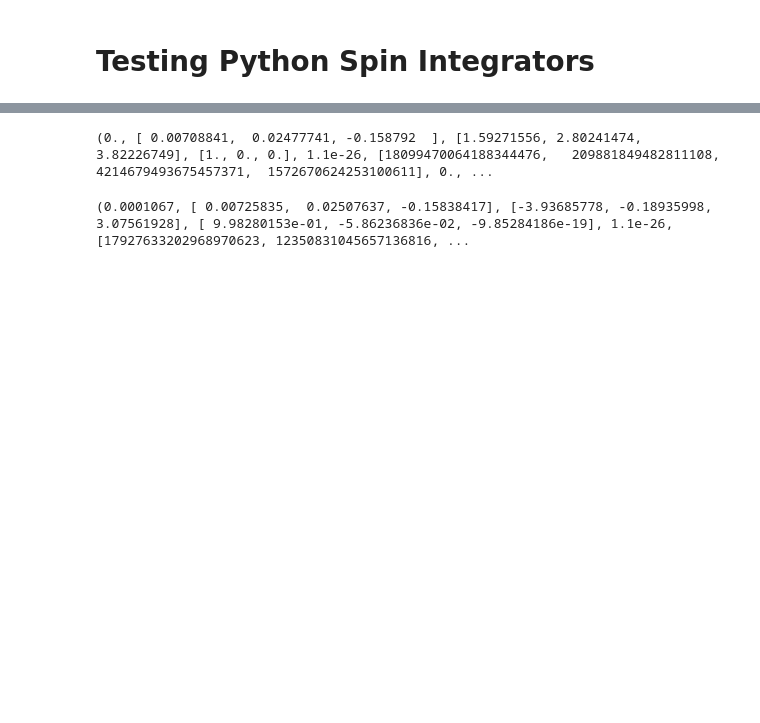
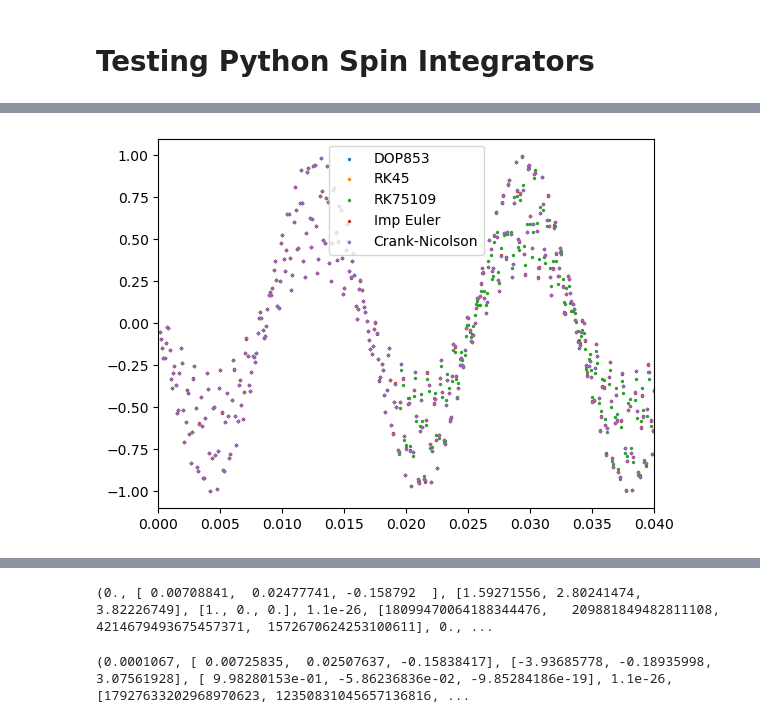
Before and after one commit to rtat-caltech/Spin-tracking, a Jupyter notebook: scripts/TestingNewPythonIntegration.ipynb, the cells around one changed output, grey strips where cells are left out. Cells and saved outputs as stored; diff of their text form; code cells hidden in the pictures; blank space fills up the shorter version.

```diff
--- a/scripts/TestingNewPythonIntegration.ipynb
+++ b/scripts/TestingNewPythonIntegration.ipynb
@@ -25,0 +71,35 @@ def BField(t, x):
+# %%
+outputTimes = np.linspace(0, 1.0, 10000)
+results = []
+
+names = ['DOP853']
+names.append('DOP853 Rot')
+names.append('DOP853 Quat')
+names.append('RK45')
+names.append('RK45 Rot')
+names.append('RK45 Quat')
+names.append('RK75109')
+names.append('RK75109 Rot')
+names.append('RK75109 Quat')
+names.append('Imp Euler')
+names.append('Crank-Nicolson')
+
+ran = []
+
+for integrator in [0, 3, 6, 9, 10]:
+	print(integrator)
+	start = time.time()
+	params = simulation.defineSimulation(tf=1)
+	particle = simulation.createParticle(params, seed=0)
+	spinSettings = simulation.spinIntegratorOptions(integrator=integrator, h=0.0000001, rtol=1.0e-12, atol=1.0e-12)
+	tempRes = [particle]
+	for i in range(1, len(outputTimes)):
+		particle['finished'] = 0
+		params['t0'] = outputTimes[i-1]
+		params['tf'] = outputTimes[i]
+		particle = simulation.run(particle, params, spinSettings, BField, EField)
+		tempRes.append(np.copy(particle))
+	print('\t', time.time()-start)
+	results.append(tempRes)
+	ran.append(names[integrator])
+results = np.array(results)
@@ -25,0 +117,11 @@ def BField(t, x):
+# %%
+coordinate = 1
+for i in range(len(results)):
+	res = results[i]
+	plt.scatter(res['t'], res['s'][:,coordinate], label=ran[i], s=2)
+plt.xlim(0, 0.04)
+plt.legend()
+#plt.yscale('log')
+plt.show()
+# %% [output]
+[figure, added]
```
Also changed, not shown: parts of 14 cells of this notebook, 8 other files.
